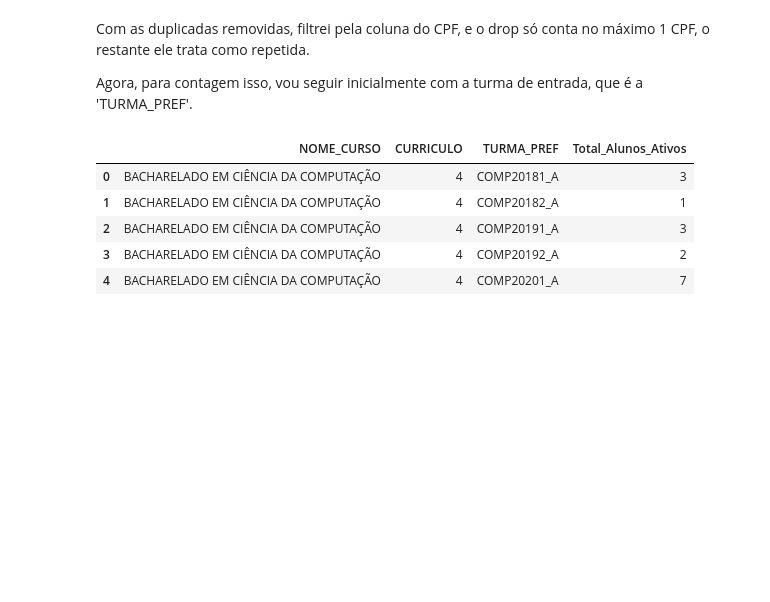
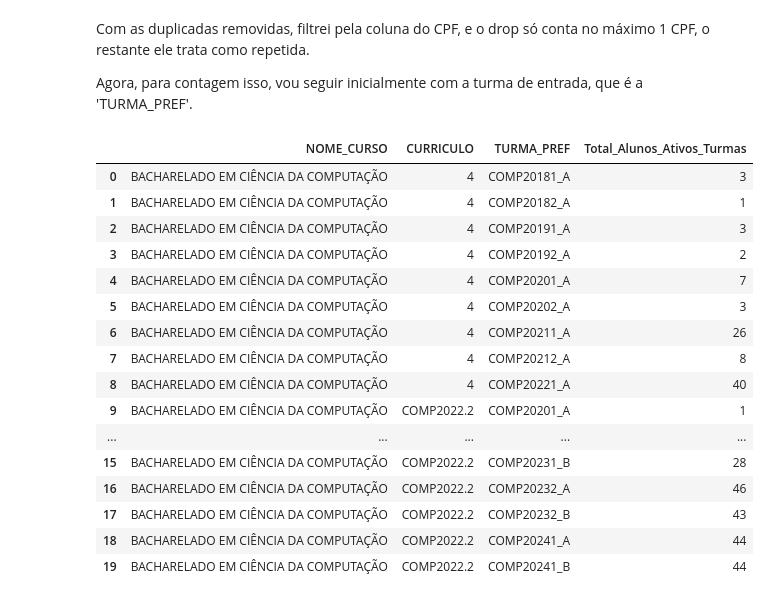
Before and after one commit to JonasLima99/PJ_AL_ATIVO_RASCUNHO, a Jupyter notebook: notebook_mentoria/documento_arquivo_local.ipynb, the cells around one changed output. Cells and saved outputs as stored; diff of their text form; code cells hidden in the pictures; blank space fills up the shorter version.

```diff
--- a/notebook_mentoria/documento_arquivo_local.ipynb
+++ b/notebook_mentoria/documento_arquivo_local.ipynb
@@ -119,13 +120,24 @@ Com as duplicadas removidas, filtrei pela coluna do CPF, e o drop só conta no m
 
 Agora, para contagem isso, vou seguir inicialmente com a turma de entrada, que é a 'TURMA_PREF'.
 # %%
-relatorio_final = df_alunos.groupby(['NOME_CURSO', 'CURRICULO', 'TURMA_PREF']).size().reset_index(name='Total_Alunos_Ativos')
-relatorio_final.head()
+relatorio_final = df_alunos.groupby(['NOME_CURSO', 'CURRICULO', 'TURMA_PREF']).size().reset_index(name='Total_Alunos_Ativos_Turmas')
+relatorio_final.head(20)
 # %% [output]
-|  | NOME_CURSO | CURRICULO | TURMA_PREF | Total_Alunos_Ativos |
+|  | NOME_CURSO | CURRICULO | TURMA_PREF | Total_Alunos_Ativos_Turmas |
 | 0 | BACHARELADO EM CIÊNCIA DA COMPUTAÇÃO | 4 | COMP20181_A | 3 |
 | 1 | BACHARELADO EM CIÊNCIA DA COMPUTAÇÃO | 4 | COMP20182_A | 1 |
 | 2 | BACHARELADO EM CIÊNCIA DA COMPUTAÇÃO | 4 | COMP20191_A | 3 |
 | 3 | BACHARELADO EM CIÊNCIA DA COMPUTAÇÃO | 4 | COMP20192_A | 2 |
 | 4 | BACHARELADO EM CIÊNCIA DA COMPUTAÇÃO | 4 | COMP20201_A | 7 |
+| 5 | BACHARELADO EM CIÊNCIA DA COMPUTAÇÃO | 4 | COMP20202_A | 3 |
+| 6 | BACHARELADO EM CIÊNCIA DA COMPUTAÇÃO | 4 | COMP20211_A | 26 |
+| 7 | BACHARELADO EM CIÊNCIA DA COMPUTAÇÃO | 4 | COMP20212_A | 8 |
+| 8 | BACHARELADO EM CIÊNCIA DA COMPUTAÇÃO | 4 | COMP20221_A | 40 |
+| 9 | BACHARELADO EM CIÊNCIA DA COMPUTAÇÃO | COMP2022.2 | COMP20201_A | 1 |
+| ... | ... | ... | ... | ... |
+| 15 | BACHARELADO EM CIÊNCIA DA COMPUTAÇÃO | COMP2022.2 | COMP20231_B | 28 |
+| 16 | BACHARELADO EM CIÊNCIA DA COMPUTAÇÃO | COMP2022.2 | COMP20232_A | 46 |
+| 17 | BACHARELADO EM CIÊNCIA DA COMPUTAÇÃO | COMP2022.2 | COMP20232_B | 43 |
+| 18 | BACHARELADO EM CIÊNCIA DA COMPUTAÇÃO | COMP2022.2 | COMP20241_A | 44 |
+| 19 | BACHARELADO EM CIÊNCIA DA COMPUTAÇÃO | COMP2022.2 | COMP20241_B | 44 |
 # %%
```
Also changed, not shown: parts of 7 cells of this notebook, 2 other files.
